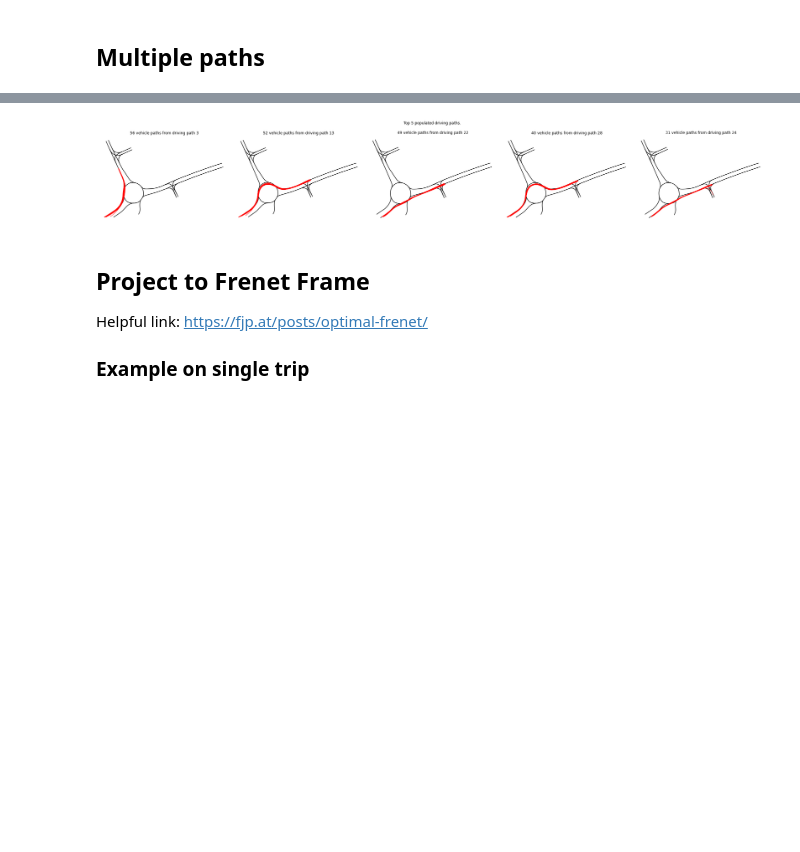
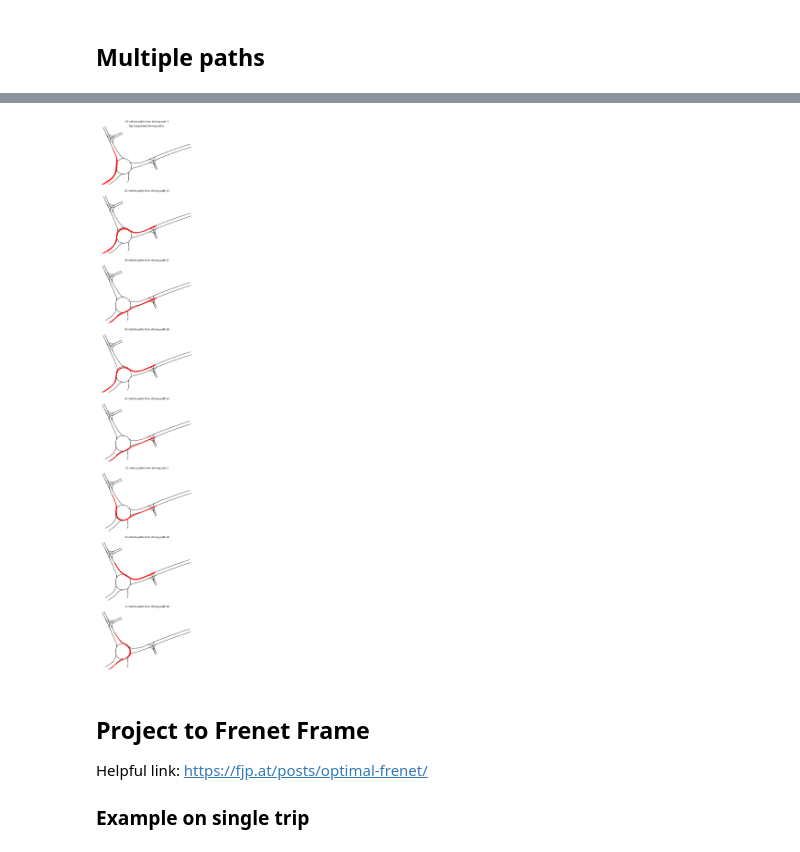
Before and after one commit to kopytjuk/opendd-analysis, a Jupyter notebook: notebooks/Distance Analysis.ipynb, the cells around one changed output, grey strips where cells are left out. Drawn from its saved outputs; the diff is of its cells as text; code cells hidden in the pictures; blank space fills up the shorter version.

```diff
--- a/notebooks/Distance Analysis.ipynb
+++ b/notebooks/Distance Analysis.ipynb
@@ -236,7 +241,7 @@ N = 100
 
 for i, dp in enumerate(paths):
 
-    d = compute_path_distance(vehicle_path_linestring, dp.linestring(traffic_lanes_graph))
+    d = compute_path_distance(vehicle_path_linestring, dp.path)
     distances.append(d)
 
 distances = np.array(distances)
@@ -258,6 +266,9 @@ plt.grid()
 # %%
 fig, ax = plt.subplots(figsize=(16, 9))
-trafficlanes.plot(ax=ax, color="k", label="traffic lanes")
-ax.plot(*vehicle_path_linestring.xy, lw=2, c="red", ls="--")
-paths[distances.argmin()].plot(ax, as_linestring=True, graph=traffic_lanes_graph, color="green")
+trafficlanes.plot(ax=ax, color="k", label="road network")
+ax.plot(*vehicle_path_linestring.xy, lw=2, c="red", ls="--", label="vehicle's path")
+paths[distances.argmin()].plot(ax, color="green")
+ax.set_axis_off()
+ax.set_title("Vehicle's path, driving map and road network")
+ax.legend()
 # %% [output]
@@ -265,9 +277,12 @@ paths[distances.argmin()].plot(ax, as_linestring=True, graph=traffic_lanes_graph
 # %% [markdown]
 ## Multiple paths
 # %%
-paths_as_linestrings = [dp.linestring(traffic_lanes_graph) for dp in paths]
+paths_as_linestrings = [dp.path for dp in paths]
 # %%
 def find_nearest_path(ls: LineString, paths: List[LineString], N: int = 100) -> int:
+    """Returns the index of the path list `paths` with minimal distance to `ls` wrt. to
+    `directed_hausdorff` metric.
+    """
 
     distances = np.zeros(len(paths), dtype=float)
 
@@ -284,26 +309,26 @@ gdf_traces["path_id"] = gdf_traces.progress_apply(lambda row: find_nearest_path(
 # %%
-N = 5
+N = 8
 
-fig, axs = plt.subplots(ncols=N, figsize=(6*N, 5))
+fig, axs = plt.subplots(nrows=N, figsize=(10, 5*N))
 
 toplist_path = gdf_traces["path_id"].value_counts()
 
 for i, (path_id, cnt) in enumerate(toplist_path.iloc[:N].iteritems()):
 
     ax = axs[i]
     trafficlanes.plot(ax=ax, color="k", label="traffic lanes")
 
     vehicle_paths = gdf_traces[gdf_traces["path_id"]==path_id]
 
     for i, vp in vehicle_paths.iterrows():
         ax.plot(*vp.geometry.xy, lw=1, color="r")
     ax.set_axis_off()
     ax.set_title(f"{cnt: d} vehicle paths from driving path {path_id:d}")
 
 fig.suptitle(f"Top {N} populated driving paths.")
 plt.tight_layout()
 # %% [output]
-[figure, old version]
+[figure, new version]
 # %% [markdown]
 ## Project to Frenet Frame
 
```
Also changed, not shown: parts of 20 cells of this notebook.
